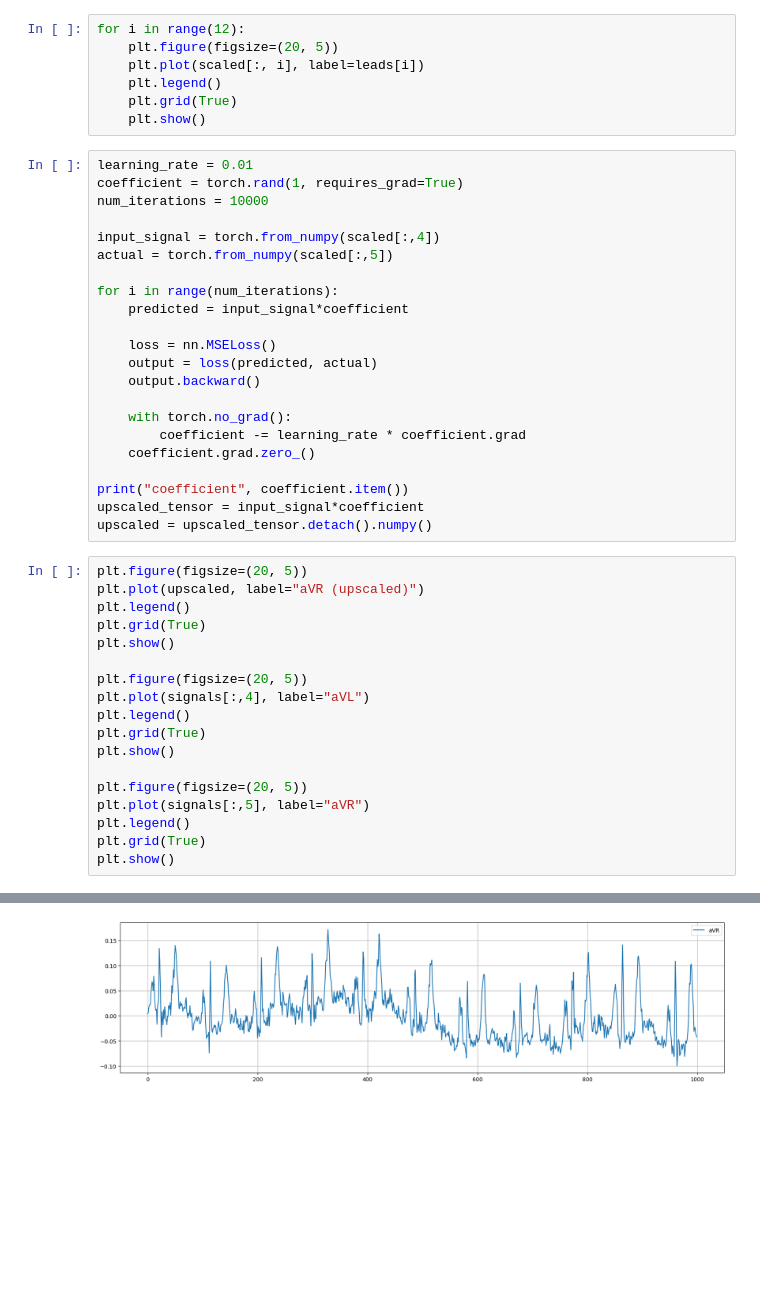
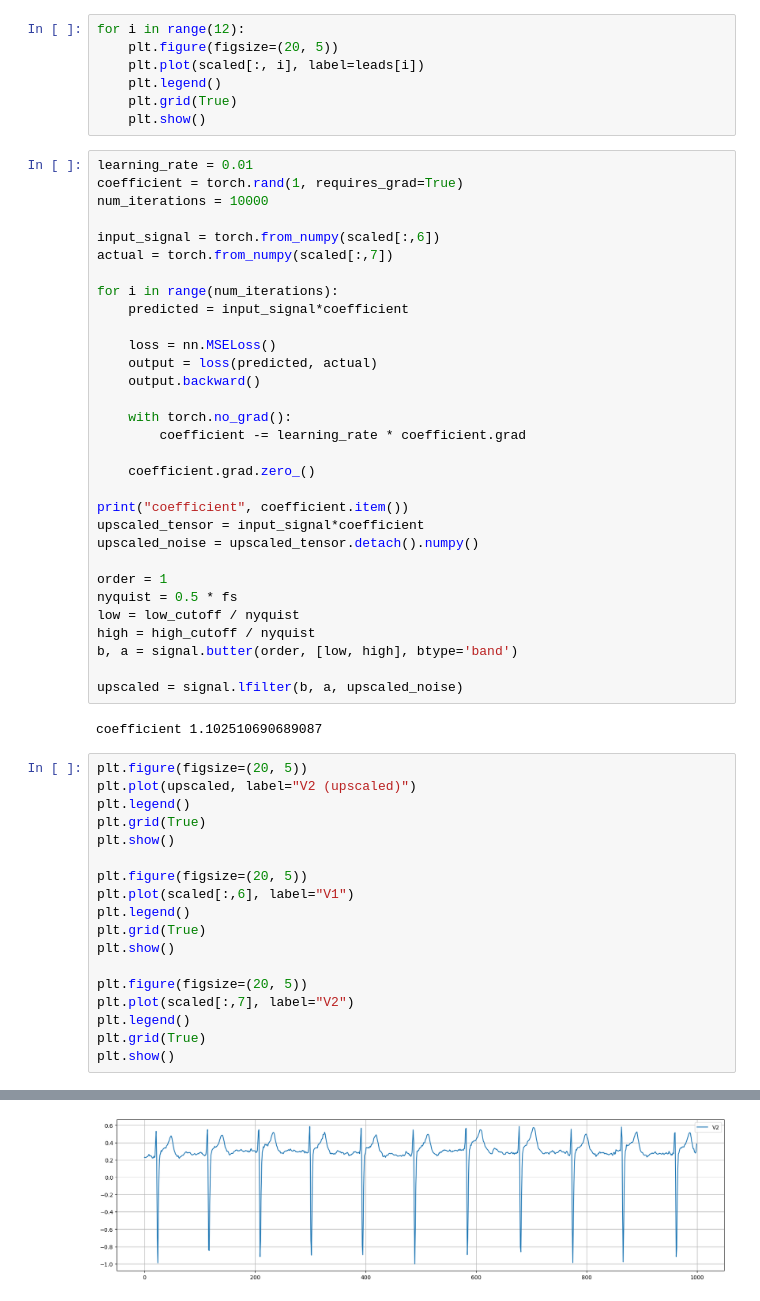
Before and after one commit to vivanpoddar/ecgdemo, a Jupyter notebook: ecg_upscaling.ipynb, the cells around one changed output, grey strips where cells are left out. Drawn from its saved outputs; the diff is of its cells as text; blank space fills up the shorter version.

```diff
--- a/ecg_upscaling.ipynb
+++ b/ecg_upscaling.ipynb
@@ -47,8 +64,8 @@ learning_rate = 0.01
 coefficient = torch.rand(1, requires_grad=True)
 num_iterations = 10000
 
-input_signal = torch.from_numpy(scaled[:,4])
-actual = torch.from_numpy(scaled[:,5])
+input_signal = torch.from_numpy(scaled[:,6])
+actual = torch.from_numpy(scaled[:,7])
 
 for i in range(num_iterations):
     predicted = input_signal*coefficient
@@ -59,26 +76,37 @@ for i in range(num_iterations):
 
     with torch.no_grad():
         coefficient -= learning_rate * coefficient.grad
+
     coefficient.grad.zero_()
 
 print("coefficient", coefficient.item())
 upscaled_tensor = input_signal*coefficient
-upscaled = upscaled_tensor.detach().numpy()
+upscaled_noise = upscaled_tensor.detach().numpy()
+
+order = 1
+nyquist = 0.5 * fs
+low = low_cutoff / nyquist
+high = high_cutoff / nyquist
+b, a = signal.butter(order, [low, high], btype='band')
+
+upscaled = signal.lfilter(b, a, upscaled_noise)
+# %% [output]
+coefficient 1.102510690689087
 # %%
 plt.figure(figsize=(20, 5))
-plt.plot(upscaled, label="aVR (upscaled)")
+plt.plot(upscaled, label="V2 (upscaled)")
 plt.legend()
 plt.grid(True)
 plt.show()
 
 plt.figure(figsize=(20, 5))
-plt.plot(signals[:,4], label="aVL")
+plt.plot(scaled[:,6], label="V1")
 plt.legend()
 plt.grid(True)
 plt.show()
 
 plt.figure(figsize=(20, 5))
-plt.plot(signals[:,5], label="aVR")
+plt.plot(scaled[:,7], label="V2")
 plt.legend()
 plt.grid(True)
 plt.show()
@@ -88 +116 @@ plt.show()
-[figure, old version]
+[figure, new version]
```
Also changed, not shown: parts of 2 cells of this notebook.
